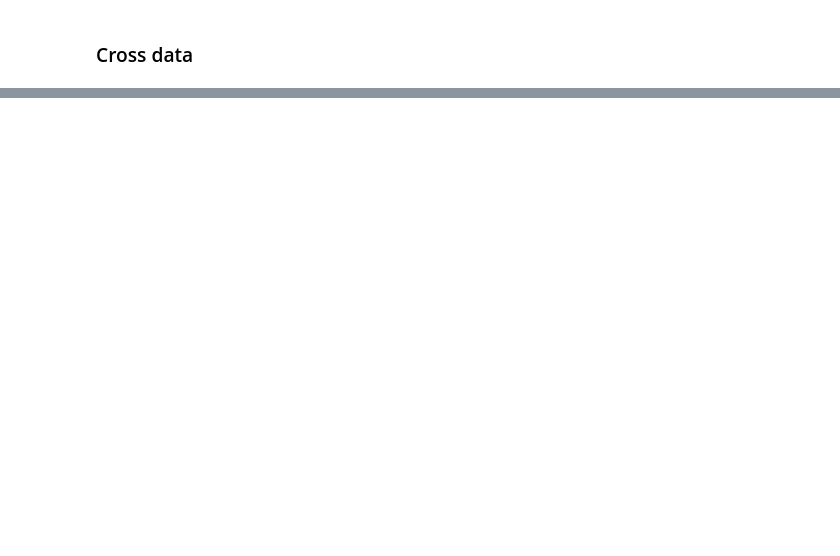
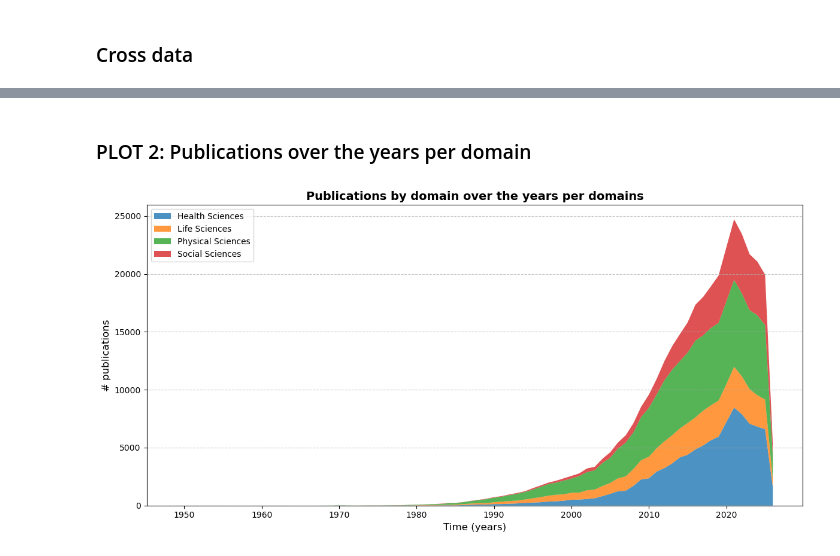
Before and after one commit to AdriRed/science-squared-avbd, a Jupyter notebook: notebooks/alba_02_plots.ipynb, the cells around one changed output, grey strips where cells are left out. Cells and saved outputs as stored; diff of their text form; code cells hidden in the pictures; blank space fills up the shorter version.

Commit message:
plot publicacions actualitzacions

```diff
--- a/notebooks/alba_02_publicacions_year.ipynb
+++ b/notebooks/alba_02_plots.ipynb
@@ -251,3 +255,34 @@ Total de papers (sense tocar res): 1749314
 Papers SENSE topic assignat: 30242
 Papers AMB topic assignat: 1719072
 Percentatge de papers sense topic: 1.73%
+# %% [markdown]
+### PLOT 2: Publications over the years per domain
+# %%
+df = pd.read_parquet("../data/processed/all_publications_enriched.parquet")
+
+# Only papers with domain assigned
+df_plots = df.dropna(subset=["domain_name"])
+
+# Eliminate DOI duplicated publications
+df_plots = df_plots.drop_duplicates(subset=["doi", "year"])
+
+# Create table for the plot: Files = Anys, Columnes = Dominis, Valors = Nombre de papers
+taula_dominis = df_plots.groupby(["year", "domain_name"]).size().unstack(fill_value=0)
+
+anys = taula_dominis.index
+quantitats = [taula_dominis[col].values for col in taula_dominis.columns]
+etiquetes = taula_dominis.columns.tolist()
+
+# PLOT
+plt.figure(figsize=(12, 6))
+plt.stackplot(anys, quantitats, labels=etiquetes, alpha=0.8)
+plt.title("Publications by domain over the years per domains", fontsize=14, fontweight='bold')
+plt.xlabel("Time (years)", fontsize=12)
+plt.ylabel("# publications", fontsize=12)
+plt.grid(axis='y', linestyle='--', alpha=0.7)
+plt.legend(loc='upper left') # Aquí sí que posem la llegenda perquè hi ha 4 colors!
+plt.tight_layout()
+
+plt.show()
+# %% [output]
+[figure, added]
```
Also changed, not shown: parts of 1 cell of this notebook.
